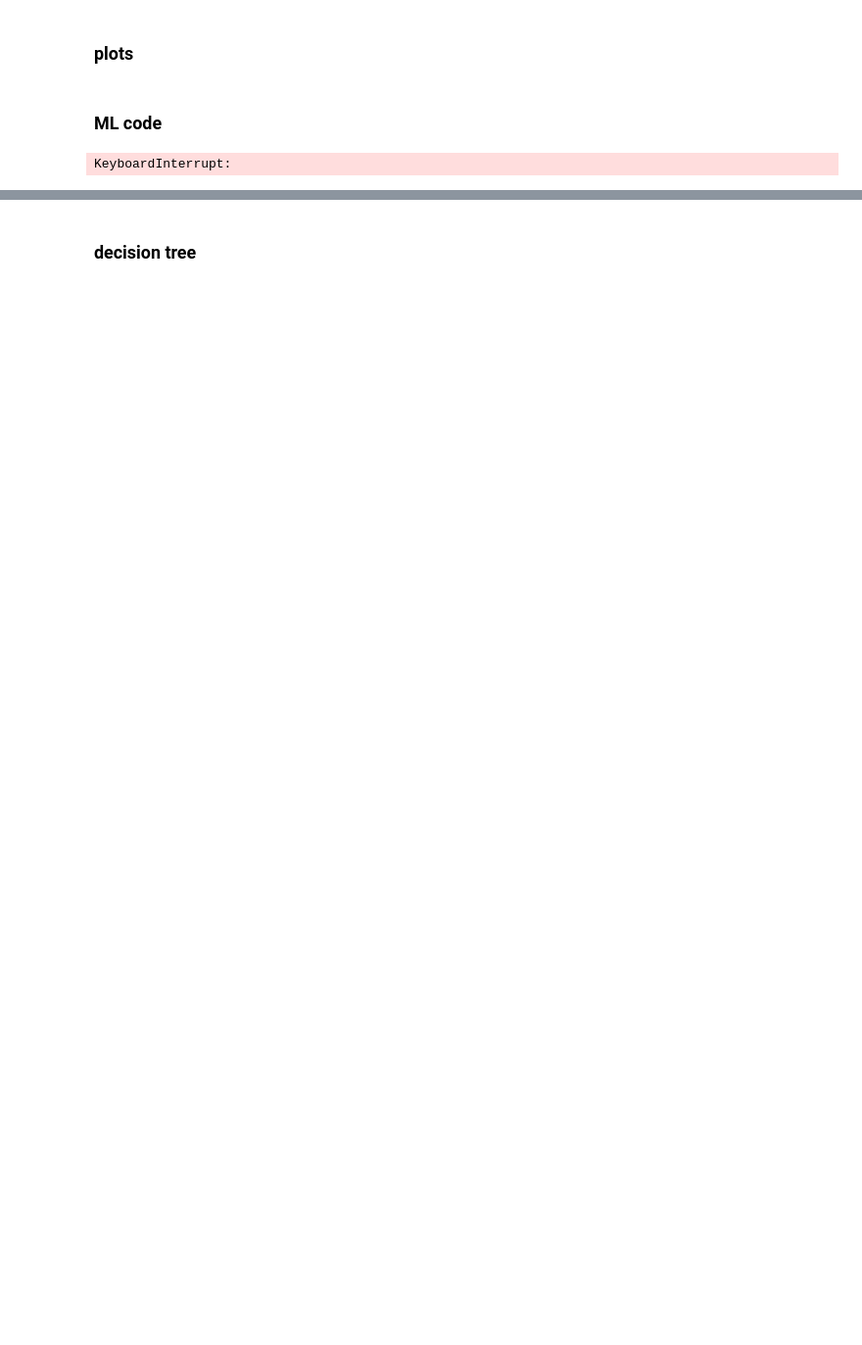
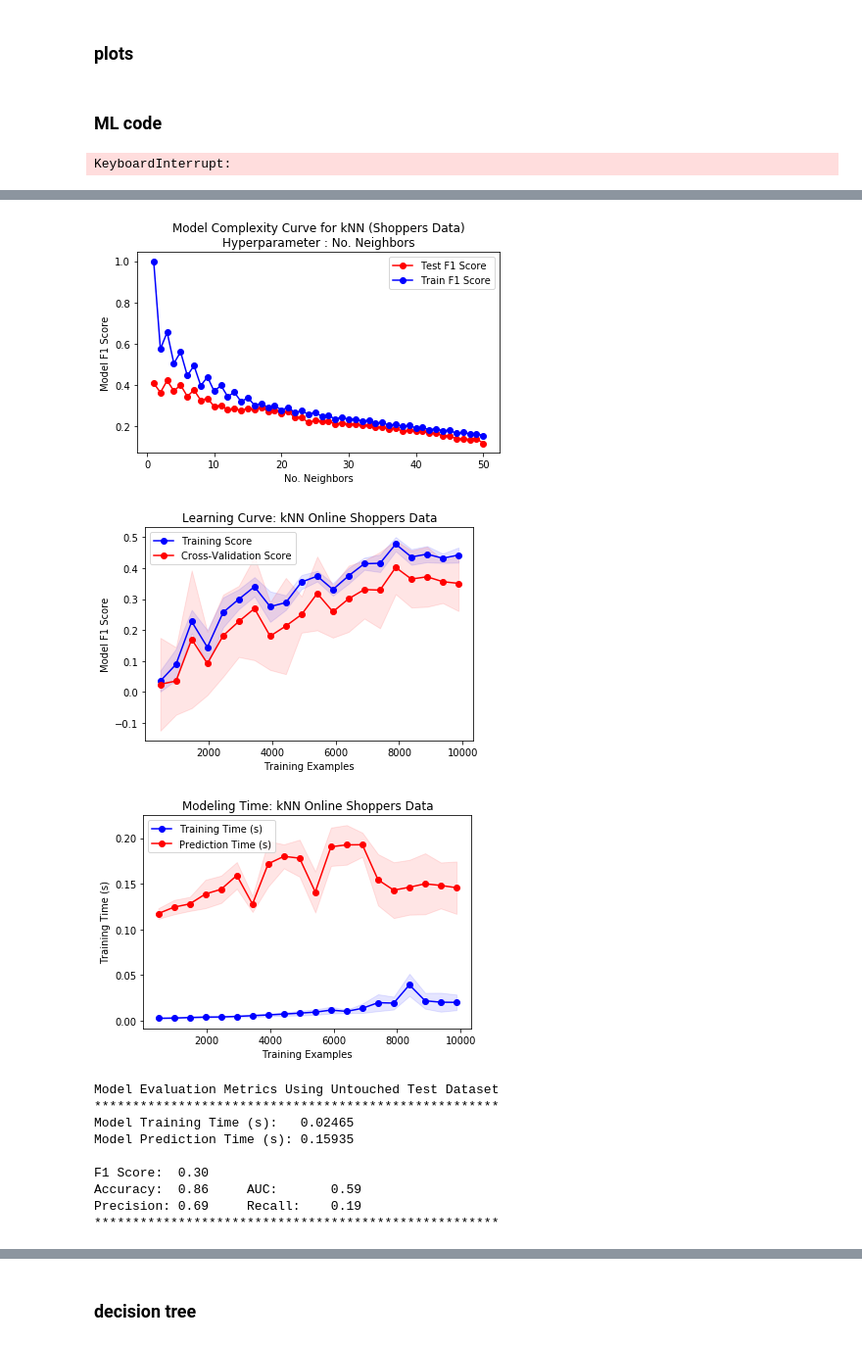
Before and after one commit to ryanym/cs7641, a Jupyter notebook: assignment1/testbench.ipynb, the cells around one changed output, grey strips where cells are left out. Shown at 98% size. Saved outputs shown, nothing was run; the diff lists cells and outputs as text; code cells hidden in the pictures; blank space fills up the shorter version.

```diff
--- a/assignment1/testbench.ipynb
+++ b/assignment1/testbench.ipynb
@@ -19,6 +19,7 @@ data1 = pd.read_csv("data/phishing_websites.csv").astype('category')
 data2 = pd.read_csv("data/online_shoppers_intention.csv")
 data1.drop(['id'], axis=1, inplace=True)
 data2 = data2.dropna()
+data3 = pd.read_csv("data/online_shoppers_intention.csv")
 # %% [markdown]
 ### phishing data preprocessing
 # %%
@@ -74,2 +68,14 @@ print(Y2.shape)
 (12330, 75)
 (12330, 1)
+# %%
+columns_to_encode = ['Administrative', 'Informational','ProductRelated', 'VisitorType', 'Weekend', 'Month','Revenue']
+label_encoder = preprocessing.LabelEncoder()
+df = data3[columns_to_encode]
+df = df.apply(label_encoder.fit_transform)
+data3 = data3.drop(columns_to_encode, axis=1)
+data3 = pd.concat([data3, df], axis=1)
+
+X3 = data3.drop(['Revenue'], axis=1)
+Y3 = data3[['Revenue']]
+print(X3.shape)
+print(Y3.shape)
@@ -282,2 +281,21 @@ Precision: 0.53     Recall:    0.05
 *****************************************************
 [figure]
+# %%
+X3_train, X3_test, Y3_train, Y3_test = train_test_split(X3, Y3,test_size=0.2, shuffle=True)
+estimator_online_shoppers = kNN(n_neighbors=10, n_jobs=-1)
+hyperKNN(X3_train, Y3_train, X3_test, Y3_test, title="Model Complexity Curve for kNN (Shoppers Data)\nHyperparameter : No. Neighbors")
+train_samp_phish, kNN_train_score_phish, kNN_fit_time_phish, kNN_pred_time_phish = plot_learning_curve(estimator_online_shoppers, X3_train, Y3_train,title="kNN Online Shoppers Data")
+final_classifier_evaluation(estimator_online_shoppers, X3_train, X3_test, Y3_train, Y3_test)
+# %% [output]
+[figure, added]
+[figure, added]
+[figure, added]
+Model Evaluation Metrics Using Untouched Test Dataset
+*****************************************************
+Model Training Time (s):   0.02465
+Model Prediction Time (s): 0.15935
+
+F1 Score:  0.30
+Accuracy:  0.86     AUC:       0.59
+Precision: 0.69     Recall:    0.19
+*****************************************************
```
Also changed, not shown: parts of 11 cells of this notebook, 1 other file.
